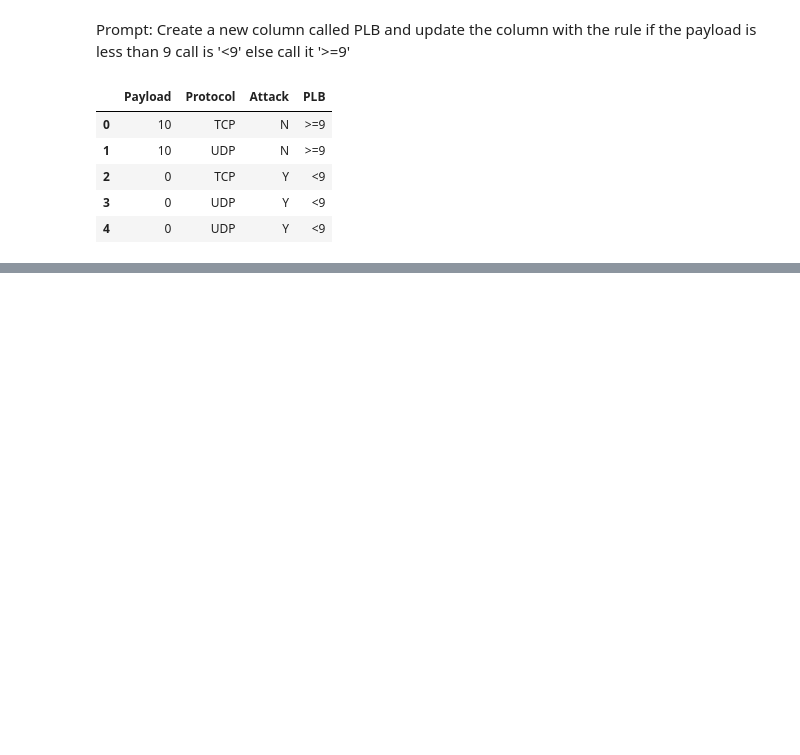
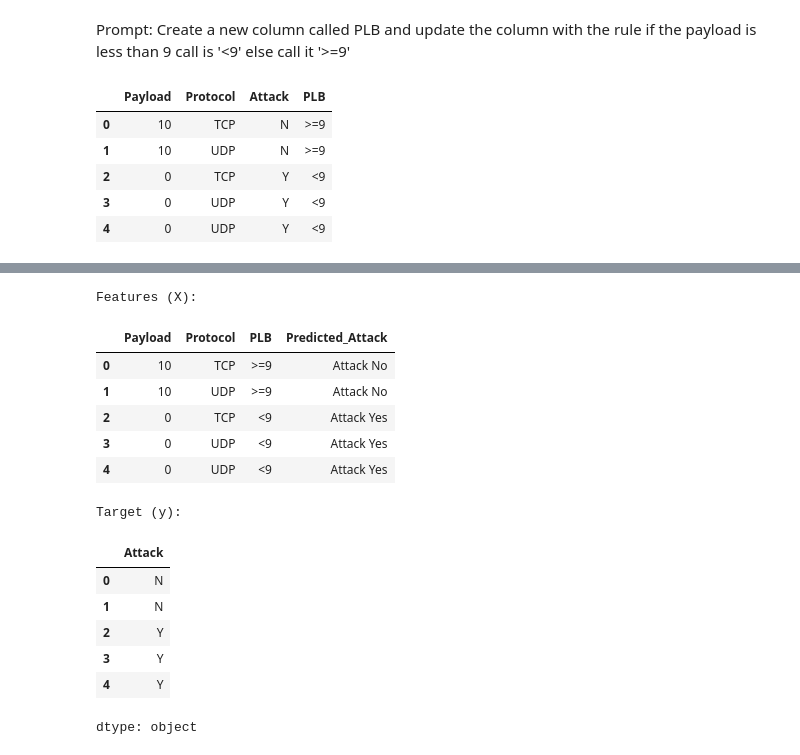
Before and after one commit to dashy0070/Cybersecurity_AI, a Jupyter notebook: NIDS_using_AI.ipynb, the cells around one changed output, grey strips where cells are left out. Saved outputs shown, nothing was run; the diff lists cells and outputs as text; code cells hidden in the pictures; blank space fills up the shorter version.

```diff
--- a/NIDS_using_AI.ipynb
+++ b/NIDS_using_AI.ipynb
@@ -57,0 +172,25 @@ display(df.head())
+# %%
+X = df.drop('Attack', axis=1)
+y = df['Attack']
+
+print("Features (X):")
+display(X.head())
+
+print("\nTarget (y):")
+display(y.head())
+# %% [output]
+Features (X):
+|  | Payload | Protocol | PLB | Predicted_Attack |
+| 0 | 10 | TCP | >=9 | Attack No |
+| 1 | 10 | UDP | >=9 | Attack No |
+| 2 | 0 | TCP | <9 | Attack Yes |
+| 3 | 0 | UDP | <9 | Attack Yes |
+| 4 | 0 | UDP | <9 | Attack Yes |
+Target (y):
+|  | Attack |
+| 0 | N |
+| 1 | N |
+| 2 | Y |
+| 3 | Y |
+| 4 | Y |
+dtype: object
```
Also changed, not shown: parts of 81 cells of this notebook.
